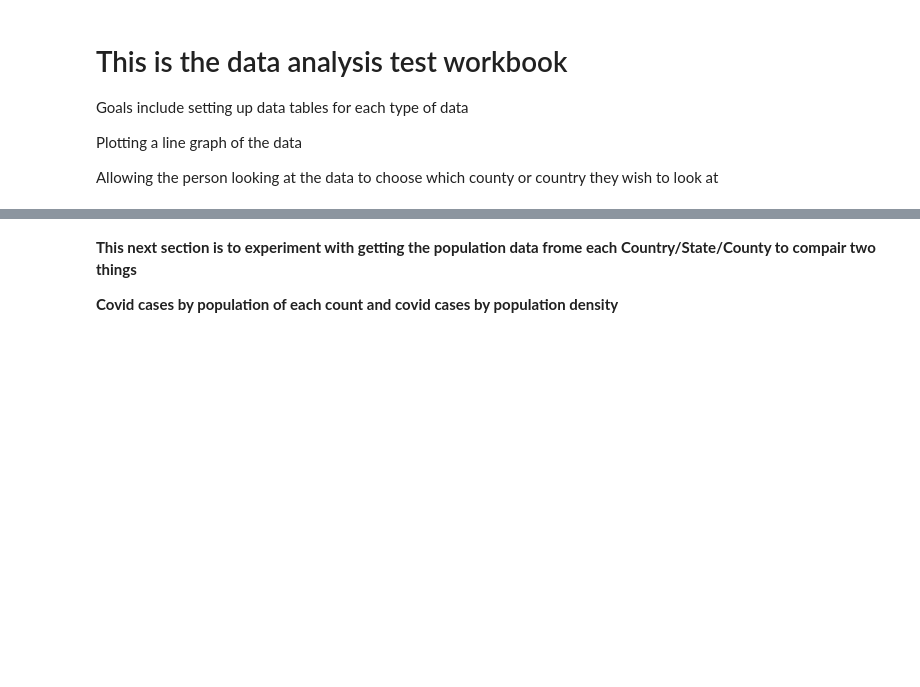
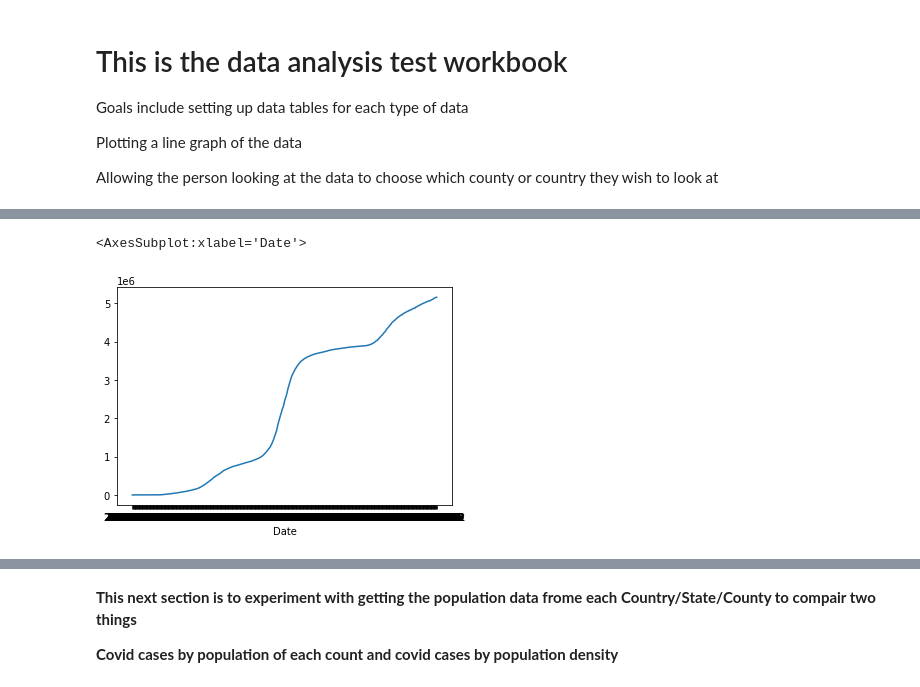
Before and after one commit to asullivan42/COVID_Bubble_Estimator, a Jupyter notebook: Data_Processing.ipynb, the cells around one changed output, grey strips where cells are left out. Drawn from its saved outputs; the diff is of its cells as text; code cells hidden in the pictures; blank space fills up the shorter version.

```diff
--- a/Data_Processing.ipynb
+++ b/Data_Processing.ipynb
@@ -87 +259,6 @@ dframe_Cal.describe()
+# %%
+sns.lineplot(data=dframe_Cal.sum())
+# %% [output]
+<AxesSubplot:xlabel='Date'>
+[figure, added]
 # %%
```
Also changed, not shown: parts of 66 cells of this notebook, 3 other files.
